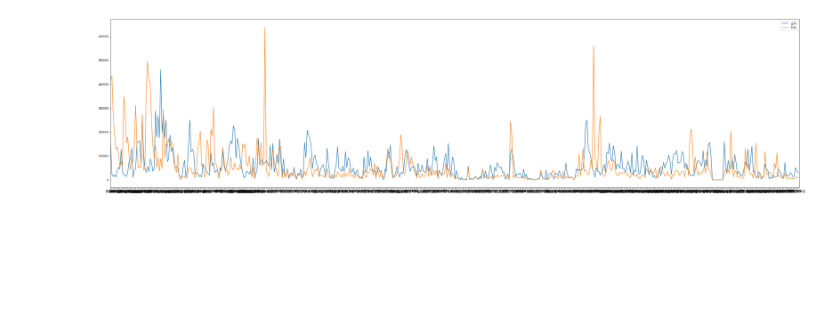
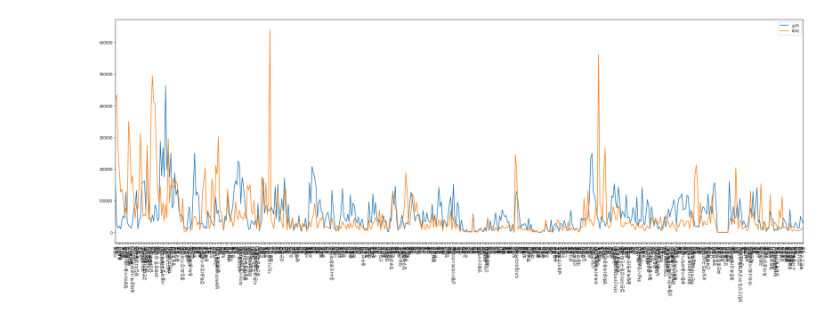
Before and after one commit to Sikeru/private, a Jupyter notebook: Data_Analysis/Untitled19.ipynb, the cells around one changed output. Drawn from its saved outputs; the diff is of its cells as text; code cells hidden in the pictures; blank space fills up the shorter version.

```diff
--- a/Data_Analysis/Untitled19.ipynb
+++ b/Data_Analysis/Untitled19.ipynb
@@ -11,45 +11,45 @@ f = open('시간대별.csv', 'r', encoding='cp949')
 data= csv.reader(f)
 header = next(data)
 next(data)
-
-# time_ride = {}
-# time_ride[0]=[]
-# time_ride[0].append('승차')
-# time_ride[0].append('하차')
-# print(time_ride)
 
 station_ride = {}
 for row in data:
     for i in range(10,14, 2):
         if row[3] not in station_ride:
             station_ride[row[3]]=[]
             station_ride[row[3]].append(int(row[i]))
             station_ride[row[3]].append(int(row[i+1]))
         else:
             station_ride[row[3]][0]+=int(row[i])
             station_ride[row[3]][1]+=int(row[i+1])
 
 #print(station_ride)
 station = []
 rides = []
 quits = []
 cnt=0
 # for key, value in station_ride.items():
 #     print('{} : {}'.format(key, value))
+
+
 for key, num in station_ride.items():
+    #cnt_max=611
     if cnt>=611:
         break
     station.append(key)
     rides.append(num[0])
     quits.append(num[1])
     cnt+=1
+
 width=0.35
-#print(rides, quits)
-plt.figure(figsize=(40,10))
+plt.figure(figsize=(30,10))
 plt.plot(station, rides, label='승차')
 plt.plot(station, quits, label='하차')
-plt.xlim([0,cnt])
+#plt.bar(range(1,cnt+1), rides,width=1, label='승차')
+#plt.bar(range(1,(cnt*2)+1,2), quits, width=1, label='하차')
+plt.xticks(rotation=90)
+plt.xlim([0,cnt-1])
 plt.legend()
 plt.show()
 # %% [output]
-[figure, old version]
+[figure, new version]
```
Also changed, not shown: 6 other files.
